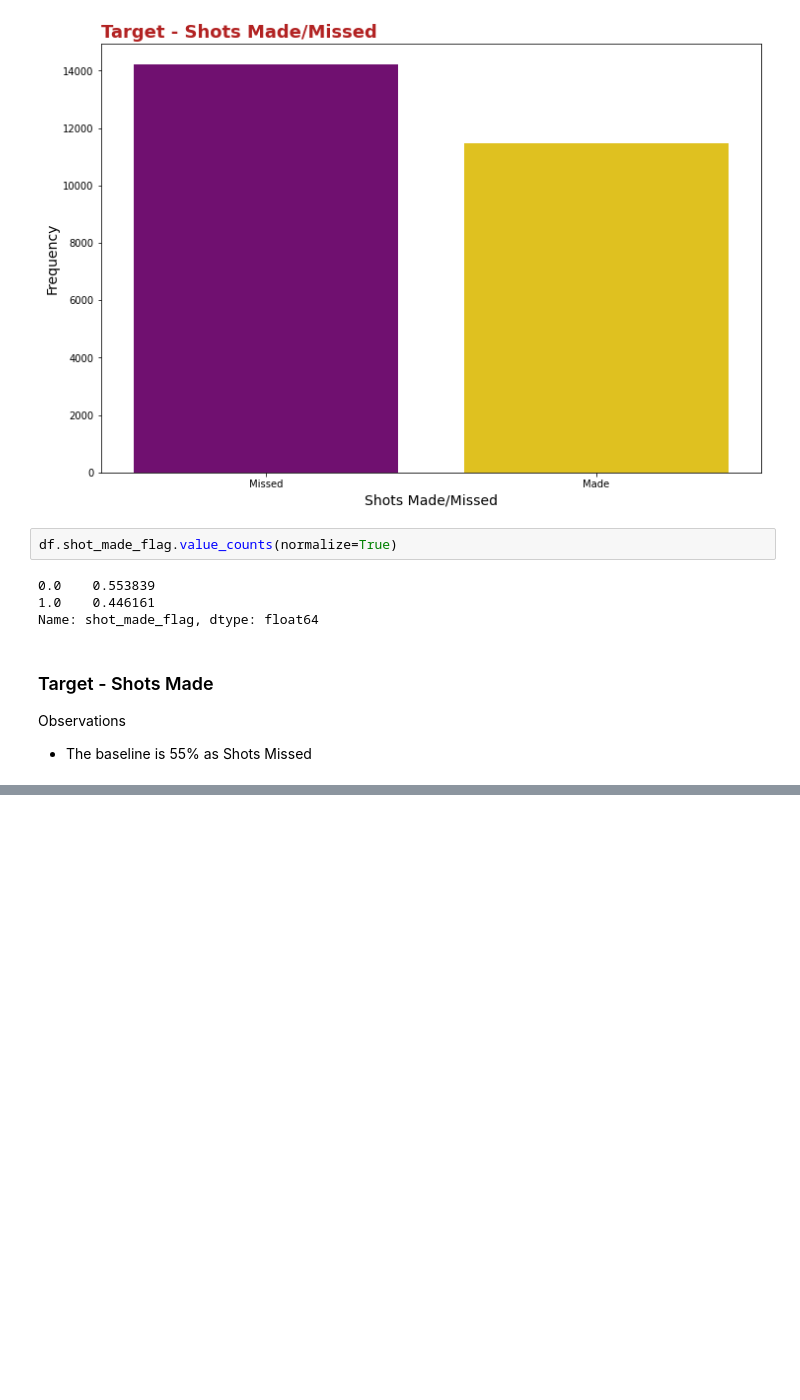
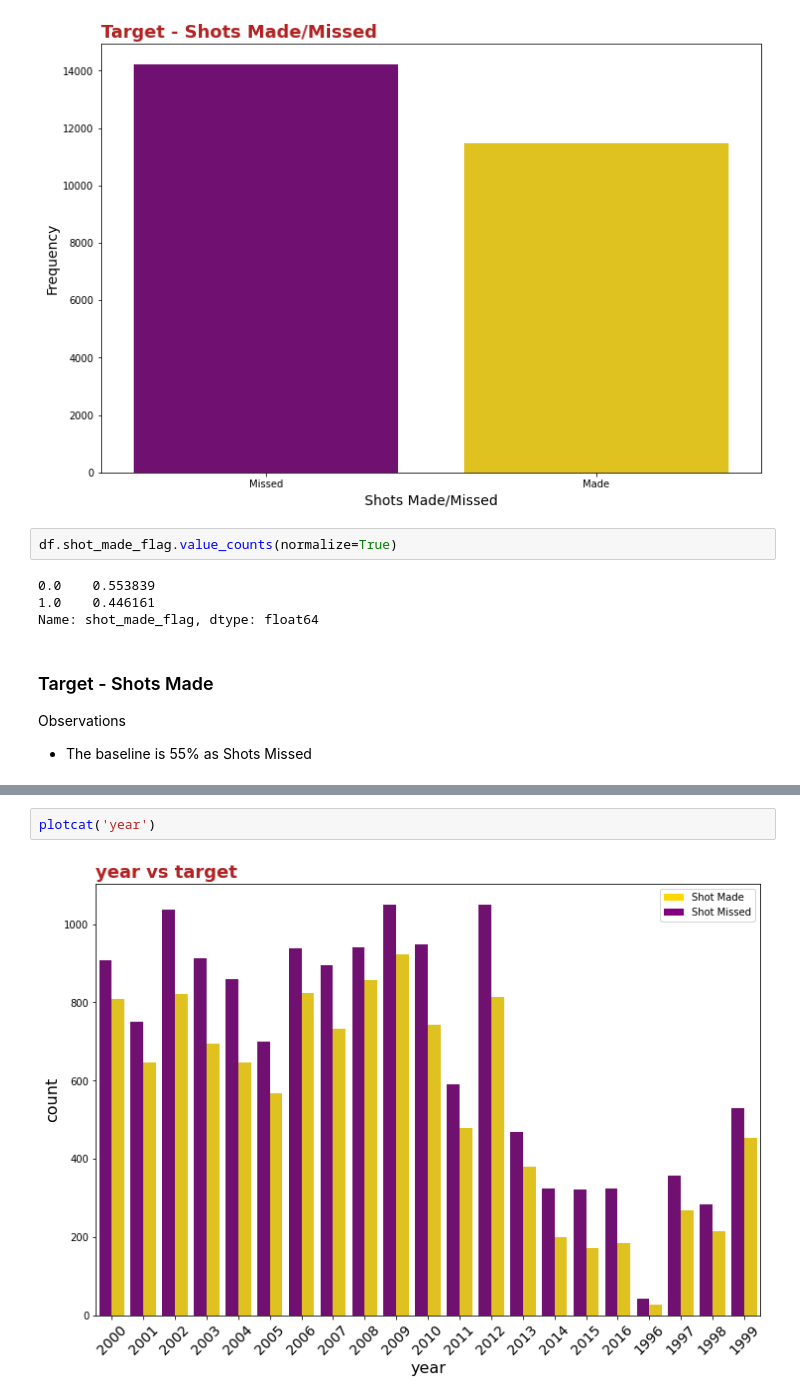
Before and after one commit to Ftrejo23/Hackathon, a Jupyter notebook: andy_eda.ipynb, the cells around one changed output, grey strips where cells are left out. Cells and saved outputs as stored; diff of their text form; blank space fills up the shorter version.

```diff
--- a/andy_eda.ipynb
+++ b/andy_eda.ipynb
@@ -305,0 +401,4 @@ Observations
+# %%
+plotcat('year')
+# %% [output]
+[figure, added]
```
Also changed, not shown: parts of 28 cells of this notebook.
